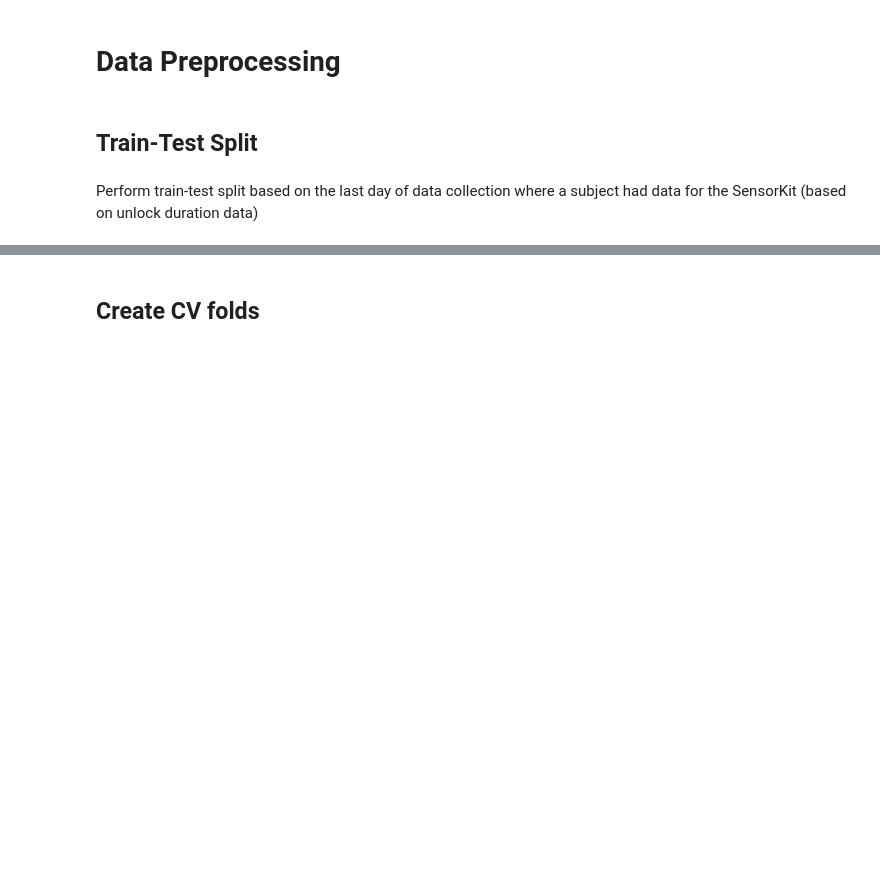
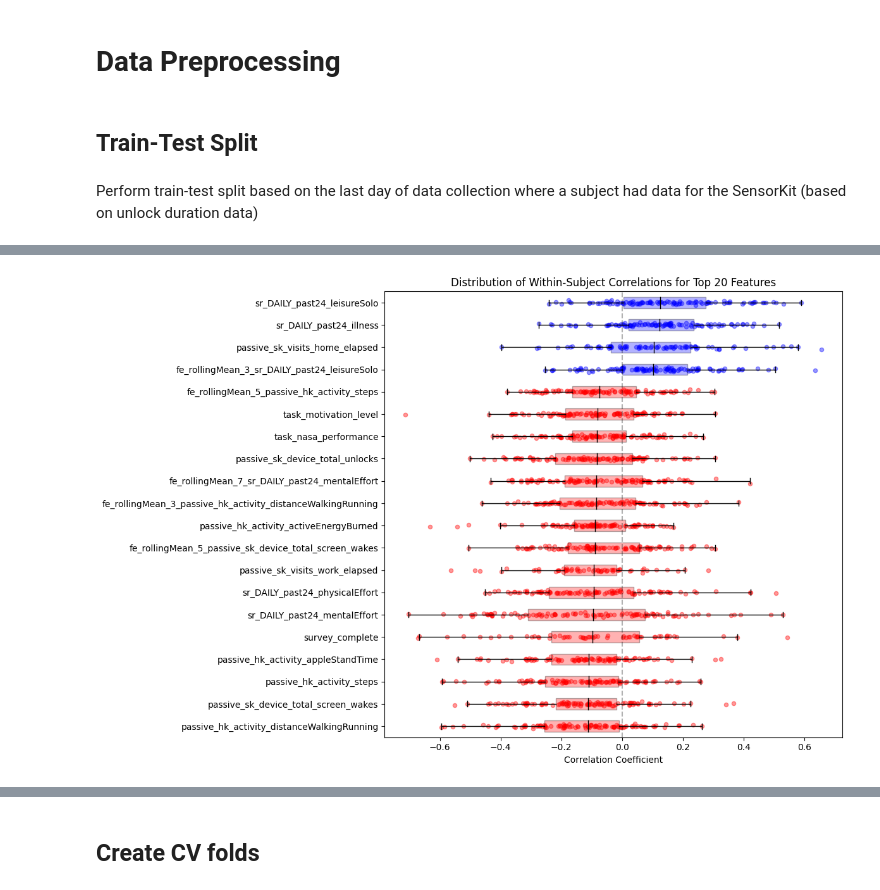
Before and after one commit to danieljwilson/3_3_experience_sampling, a Jupyter notebook: 3_3_3_data_analysis/02_analysis/Models/06_xgboost.ipynb, the cells around one changed output, grey strips where cells are left out. Saved outputs shown, nothing was run; the diff lists cells and outputs as text; code cells hidden in the pictures; blank space fills up the shorter version.

```diff
--- a/3_3_3_data_analysis/02_analysis/Models/06_xgboost.ipynb
+++ b/3_3_3_data_analysis/02_analysis/Models/06_xgboost.ipynb
@@ -298,17 +266,3 @@ task_cols = [col for col in df.columns if 'task_' in col]
 
 # Remove columns containing '_model_' as these do not change by day
 task_cols = [col for col in task_cols if '_model_' not in col]
-
-# Add 'css' column
-task_cols.append('css')
-
-# Add residual columns from df_good
-# %%
-df_good = pd.read_csv('/Users/djw/Documents/pCloud_synced/Academics/Projects/2020_thesis/thesis_experiments/3_experiments/3_3_experience_sampling/3_3_3_data_analysis/02_analysis/df_good.csv', low_memory=False)
-residual_cols = df_good.columns[df_good.columns.str.contains('residual') & ~df_good.columns.str.endswith('_norm')]
-
-# remove sr_gap_heuristic_residual
-residual_cols = [col for col in residual_cols if col != 'sr_gap_heuristic_residual']
-
-# Add residual columns to task_cols
-task_cols.extend(residual_cols)
@@ -428,3 +332,8 @@ df_undetrended['target_wbw_gap_detrended'] = df_undetrended.groupby('PID')['targ
+# %%
+# Create detrended version of target_wbw_gap
+df_undetrended['target_wbw_gap_detrended'] = df_undetrended.groupby('PID')['target_wbw_gap'].transform(detrend_column)
+# Drop 'target_wbw_gap'
+df_undetrended = df_undetrended.drop(columns=['target_wbw_gap'])
 # %% [markdown]
 ### Join Targets
 # %%
@@ -780,0 +1535,73 @@ Non-numeric columns:
+# %%
+# Visualize distribution of correlations for top features
+plt.figure(figsize=(12, 8))
+
+# Sort features by absolute mean correlation and get top 20
+top_features = correlations_df.sort_values('median_correlation', key=abs, ascending=False)[:20].index.tolist()
+
+# Create box plot data and calculate medians
+box_data = []
+labels = []
+medians = []
+for feature in top_features:
+    subject_correlations = []
+    for pid in df['PID'].unique():
+        subject_mask = df['PID'] == pid
+        subject_data = df[subject_mask][[feature, 'target_wbw_gap_detrended']].dropna()
+
+        # Only calculate correlation if enough observations and variation
+        if (len(subject_data) >= 30 and
+            subject_data[feature].nunique() > 1 and
+            subject_data['target_wbw_gap_detrended'].nunique() > 1 and
+            subject_data[feature].std() > 0 and
+            subject_data['target_wbw_gap_detrended'].std() > 0):
+
+            try:
+                with warnings.catch_warnings():
+                    warnings.simplefilter("ignore")
+                    corr = pearsonr(subject_data[feature], subject_data['target_wbw_gap_detrended'])[0]
+                    if not np.isnan(corr):
+                        subject_correlations.append(corr)
+            except:
+                continue
+
+    box_data.append(subject_correlations)
+    # Use full feature name instead of shortened version
+    labels.append(feature)
+    medians.append(np.median(subject_correlations))
+
+# Sort everything by median correlation
+sorted_indices = np.argsort(medians)
+box_data = [box_data[i] for i in sorted_indices]
+labels = [labels[i] for i in sorted_indices]
+medians = [medians[i] for i in sorted_indices]
+
+# Create color map based on median values
+colors = ['red' if m < 0 else 'blue' for m in medians]
+
+# Create the box plot
+bp = plt.boxplot(box_data,
+                 labels=labels,
+                 vert=False,
+                 patch_artist=True,  # Required for filling boxplot
+                 medianprops=dict(color="black"),  # Make median lines black
+                 flierprops=dict(marker='none'))  # Hide outlier points (we'll plot all points)
+
+# Color the boxes
+for patch, color in zip(bp['boxes'], colors):
+    patch.set_facecolor(color)
+    patch.set_alpha(0.3)
+
+# Add individual points
+for i, data in enumerate(box_data):
+    # Spread out y-coordinates for better visibility
+    y_spread = np.random.normal(i + 1, 0.04, size=len(data))
+    plt.scatter(data, y_spread, alpha=0.4, color=colors[i], s=20)
+
+plt.title('Distribution of Within-Subject Correlations for Top 20 Features')
+plt.xlabel('Correlation Coefficient')
+plt.axvline(x=0, color='black', linestyle='--', alpha=0.3)  # Add zero line
+plt.tight_layout()
+plt.show()
+# %% [output]
+[figure, added]
```
Also changed, not shown: parts of 131 cells of this notebook, 1 other file.
